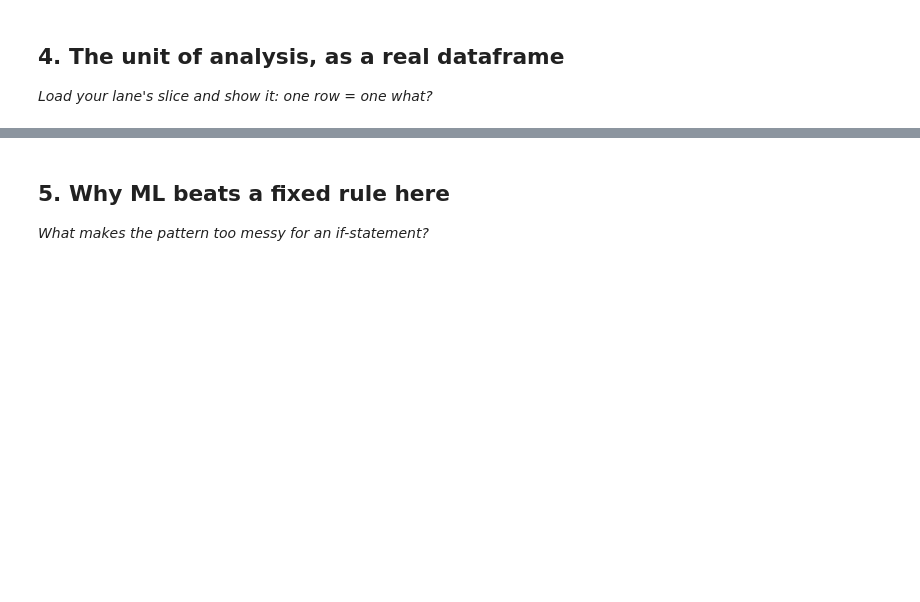
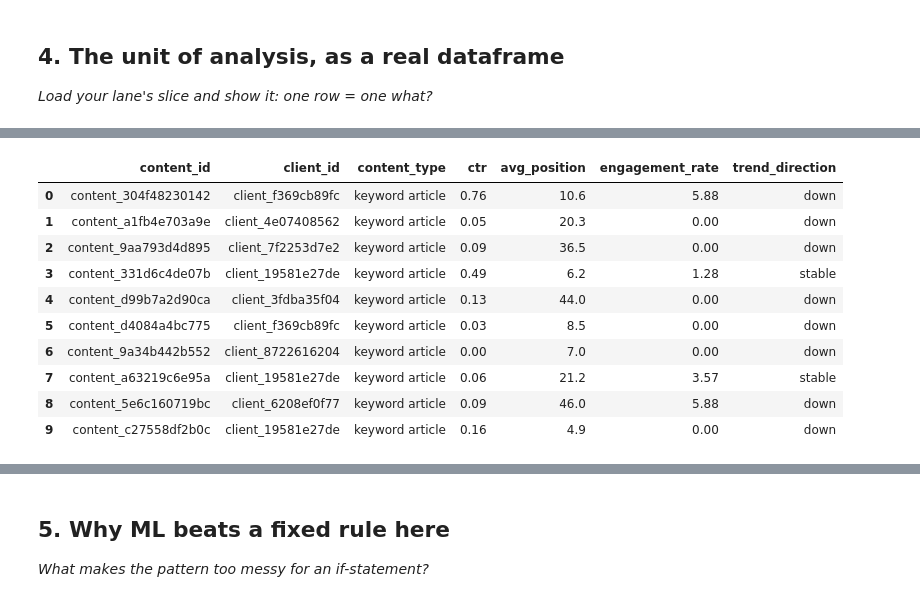
Before and after one commit to HarryMalik12/FlyRank_Internship, a Jupyter notebook: work/notebooks/w02_ml_task_framing.ipynb, the cells around one changed output, grey strips where cells are left out. Drawn from its saved outputs; the diff is of its cells as text; code cells hidden in the pictures; blank space fills up the shorter version.

```diff
--- a/work/notebooks/w02_ml_task_framing.ipynb
+++ b/work/notebooks/w02_ml_task_framing.ipynb
@@ -24,0 +91,8 @@ This skeleton is yours to fill. Work the sections **in order** — each one has
+# %%
+import pandas as pd
+
+df = pd.read_csv("/content/FlyRank_Internship/data/raw/content_refresh_anonymized.csv")
+
+print("Shape:", df.shape)
+
+df.head()
@@ -24,0 +108,24 @@ This skeleton is yours to fill. Work the sections **in order** — each one has
+# %%
+columns = [
+    "content_id",
+    "client_id",
+    "content_type",
+    "ctr",
+    "avg_position",
+    "engagement_rate",
+    "trend_direction"
+]
+
+df[columns].head(10)
+# %% [output]
+|  | content_id | client_id | content_type | ctr | avg_position | engagement_rate | trend_direction |
+| 0 | content_304f48230142 | client_f369cb89fc | keyword article | 0.76 | 10.6 | 5.88 | down |
+| 1 | content_a1fb4e703a9e | client_4e07408562 | keyword article | 0.05 | 20.3 | 0.00 | down |
+| 2 | content_9aa793d4d895 | client_7f2253d7e2 | keyword article | 0.09 | 36.5 | 0.00 | down |
+| 3 | content_331d6c4de07b | client_19581e27de | keyword article | 0.49 | 6.2 | 1.28 | stable |
+| 4 | content_d99b7a2d90ca | client_3fdba35f04 | keyword article | 0.13 | 44.0 | 0.00 | down |
+| 5 | content_d4084a4bc775 | client_f369cb89fc | keyword article | 0.03 | 8.5 | 0.00 | down |
+| 6 | content_9a34b442b552 | client_8722616204 | keyword article | 0.00 | 7.0 | 0.00 | down |
+| 7 | content_a63219c6e95a | client_19581e27de | keyword article | 0.06 | 21.2 | 3.57 | stable |
+| 8 | content_5e6c160719bc | client_6208ef0f77 | keyword article | 0.09 | 46.0 | 5.88 | down |
+| 9 | content_c27558df2b0c | client_19581e27de | keyword article | 0.16 | 4.9 | 0.00 | down |
```
Also changed, not shown: parts of 8 cells of this notebook.
